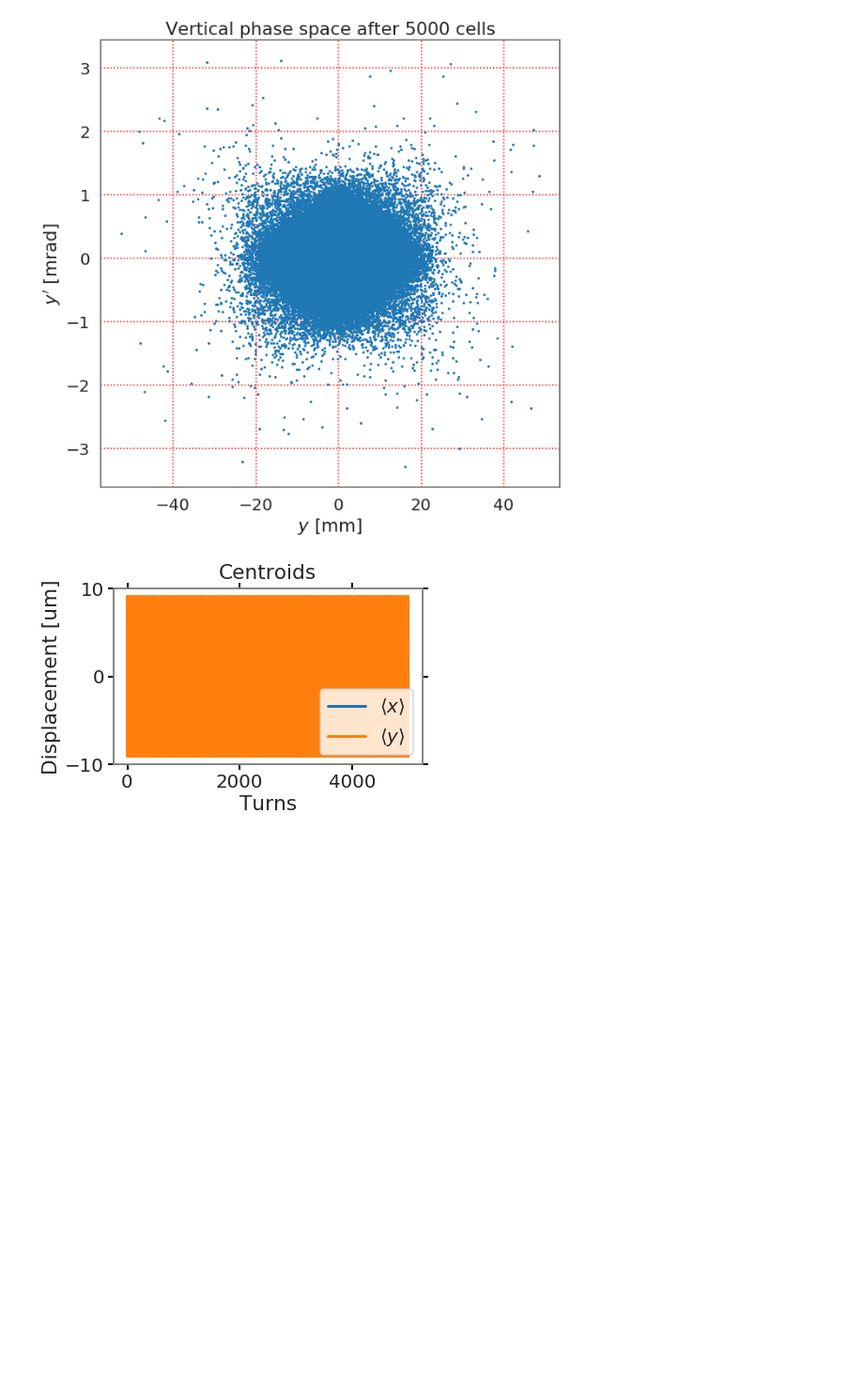
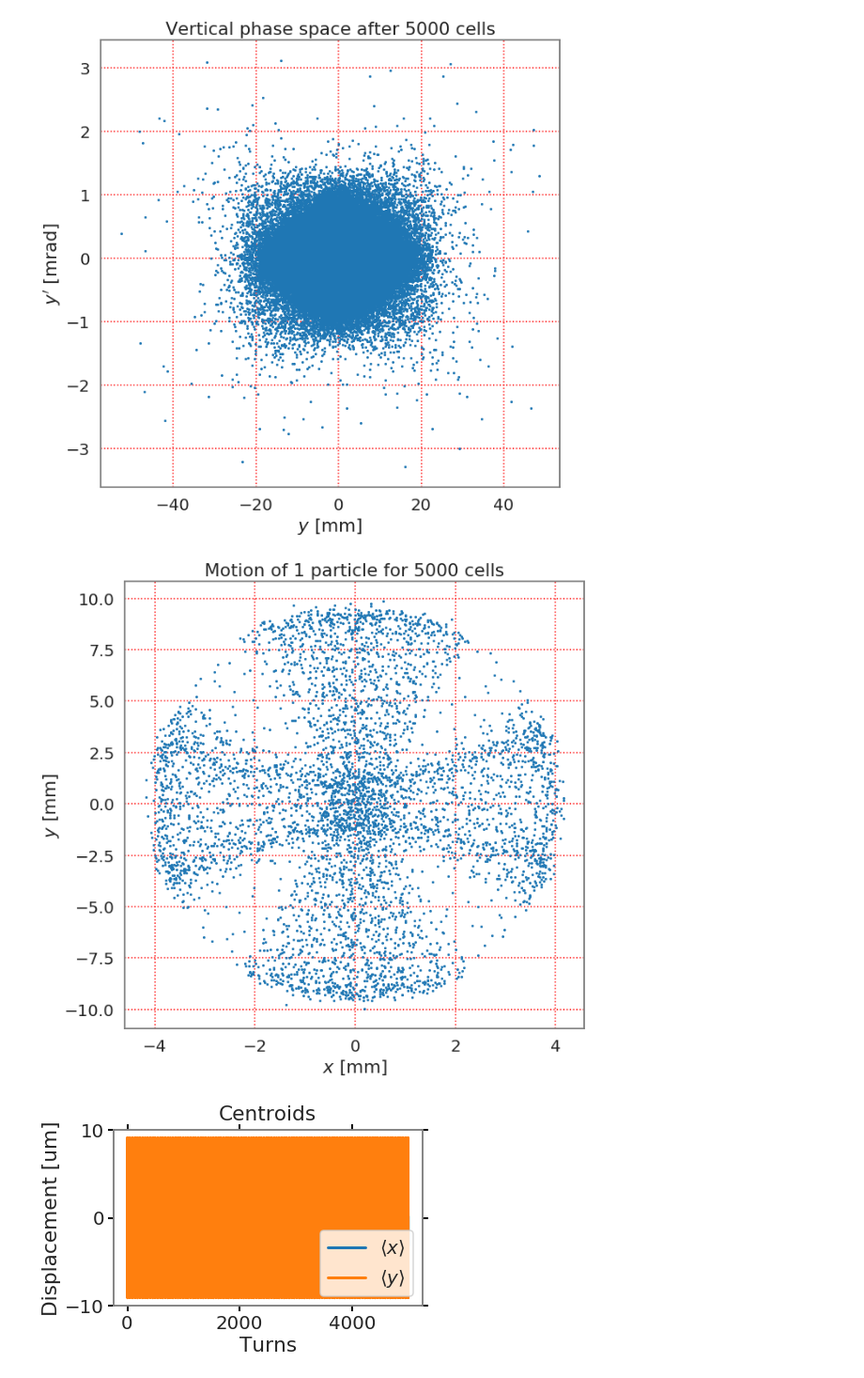
Before and after one commit to aoeftiger/sixtracklib_pyht_playground, a Jupyter notebook: fodo_sc/FODO_SC_setup.ipynb, the cells around one changed output. Shown at 94% size. Cells and saved outputs as stored; diff of their text form; code cells hidden in the pictures; blank space fills up the shorter version.

```diff
--- a/fodo_sc/FODO_SC_setup.ipynb
+++ b/fodo_sc/FODO_SC_setup.ipynb
@@ -458,11 +458,15 @@ rec_epsn100_y[0] = beta * gamma * get_action(
 
 # incoherent (1000 particles) motion
 rec_inc_x = np.empty((n_turns+1, 1000), dtype=float)
+rec_inc_xp = np.empty_like(rec_inc_x)
 rec_inc_y = np.empty_like(rec_inc_x)
+rec_inc_yp = np.empty_like(rec_inc_x)
 
 pyht_beam.sort_for('id')
 rec_inc_x[0, :] = pyht_beam.x[:1000]
+rec_inc_xp[0, :] = pyht_beam.xp[:1000]
 rec_inc_y[0, :] = pyht_beam.y[:1000]
+rec_inc_yp[0, :] = pyht_beam.yp[:1000]
 
 with GPU(pyht_beam):
     for i in range(1, n_turns+1):
@@ -484,7 +488,9 @@ with GPU(pyht_beam):
 
         pyht_beam.sort_for('id')
         rec_inc_x[i, :] = pyht_beam.x[:1000].get()
+        rec_inc_xp[i, :] = pyht_beam.xp[:1000].get()
         rec_inc_y[i, :] = pyht_beam.y[:1000].get()
+        rec_inc_yp[i, :] = pyht_beam.yp[:1000].get()
 
         sys.stdout.write('\rTurn {}/{}'.format(i, n_turns))
 # %% [output]
@@ -540,6 +576,16 @@ plt.title('Vertical phase space after 5000 cells')
 plt.savefig('SIS18_with_PIC_SC_phasespace_y.png', dpi=150, bbox_inches='tight')
 # %% [output]
 [figure]
+# %%
+plt.figure(figsize=(10, 10))
+plt.scatter(rec_inc_x[:, 10] * 1e3, rec_inc_y[:, 10] * 1e3, marker='.', s=10)
+# plt.hist2d(pyht_beam.x[peak_ids] * 1e3, pyht_beam.xp[peak_ids] * 1e3, bins=100);
+plt.xlabel('$x$ [mm]')
+plt.ylabel(r"$y$ [mm]")
+plt.title('Motion of 1 particle for 5000 cells')
+plt.savefig('SIS18_with_PIC_SC_particlemotion.png', dpi=150, bbox_inches='tight')
+# %% [output]
+[figure, added]
 # %%
 plt.plot(rec_mean_x * 1e6, label=r'$\langle x \rangle$')
 plt.plot(rec_mean_y * 1e6, label=r'$\langle y \rangle$')
```
Also changed, not shown: parts of 6 cells of this notebook.
